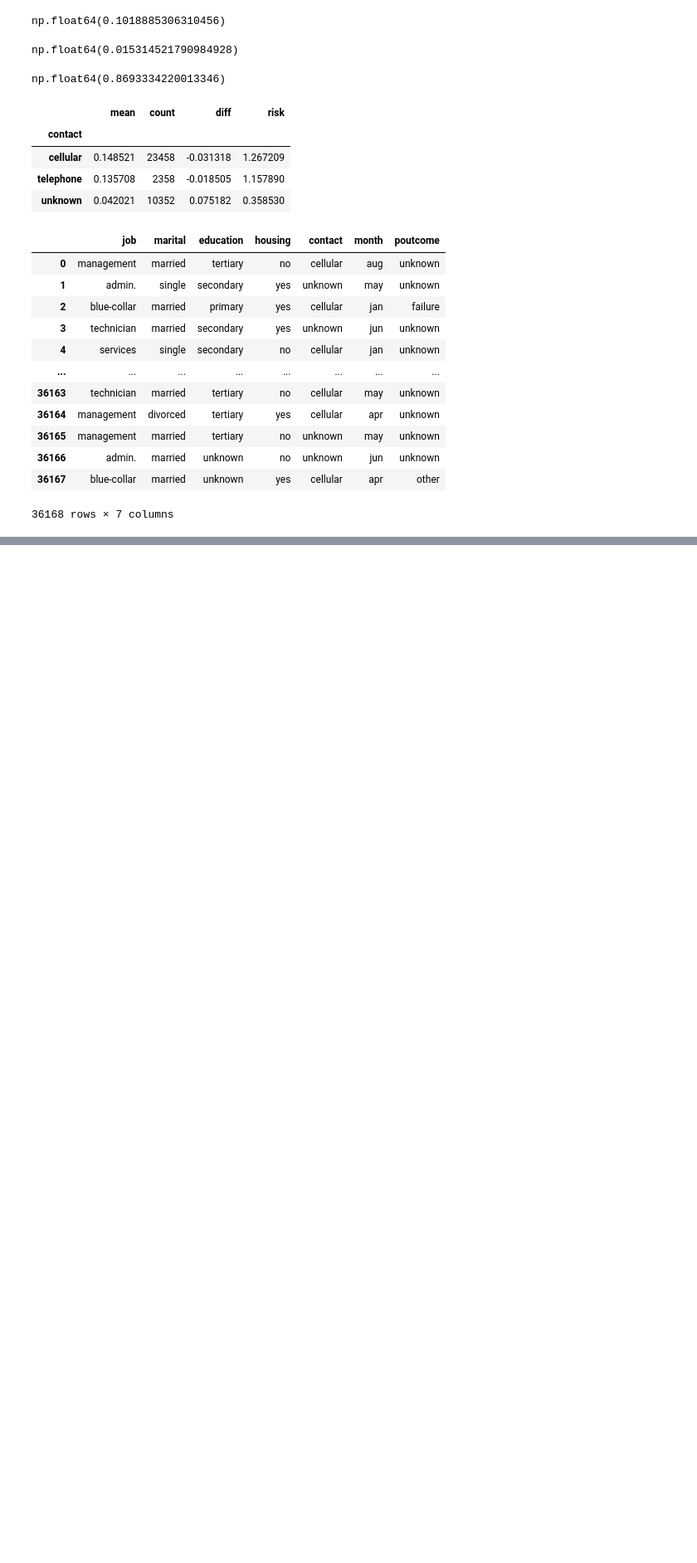
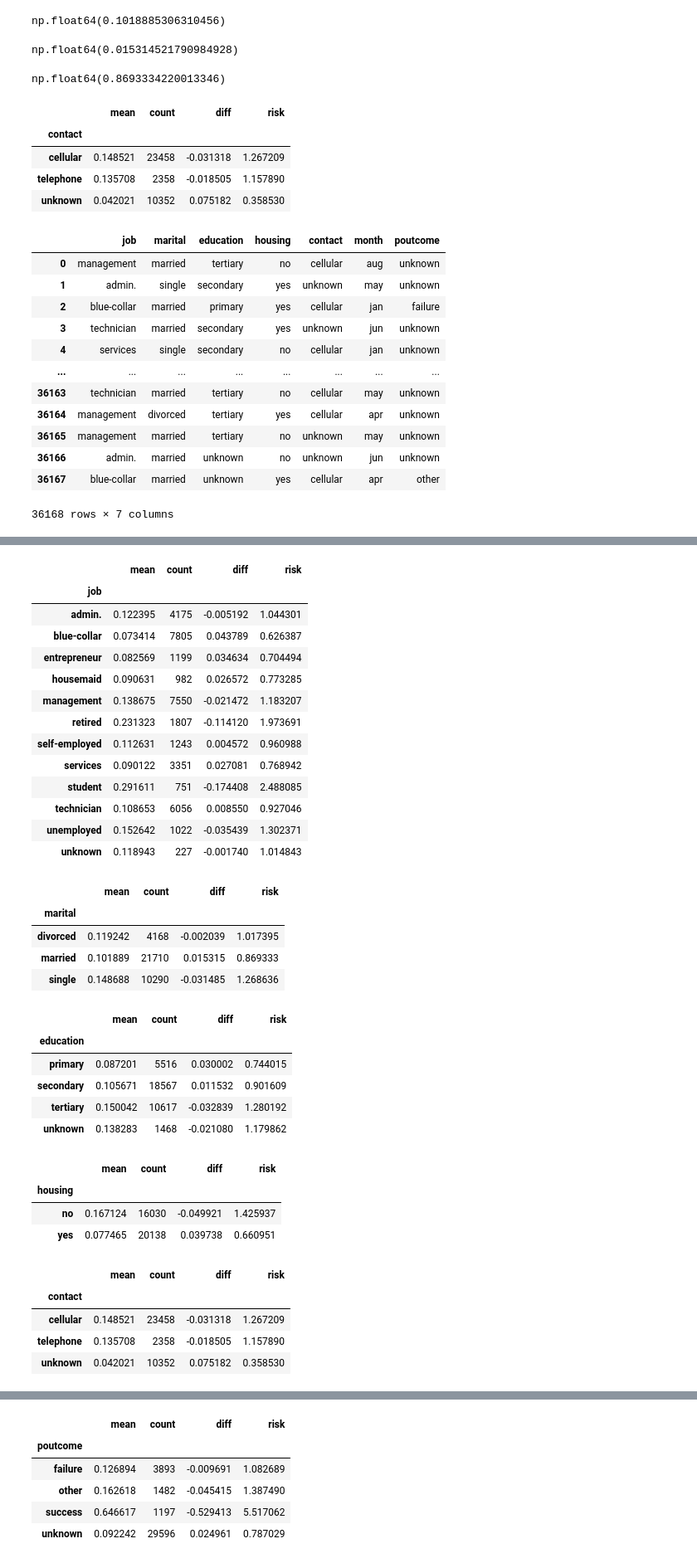
Before and after one commit to Davidmide02/mlzoomcamp_2024_assignments, a Jupyter notebook: classification_03/classification_03.ipynb, the cells around one changed output, grey strips where cells are left out. Shown: that part at 83% size. Cells and saved outputs as stored; diff of their text form; code cells hidden in the pictures; blank space fills up the shorter version.

```diff
--- a/classification_03/classification_03.ipynb
+++ b/classification_03/classification_03.ipynb
@@ -316,6 +327,43 @@ categorical
 # %%
 for c in categorical.columns:
-    df_group = categorical.groupby(c).y.agg(['mean','count'])
+    df_group = df_full_train.groupby(c).y.agg(['mean','count'])
     df_group['diff'] = global_churn - df_group['mean']
     df_group['risk'] = df_group['mean'] / global_churn
-    df_group
+    display(df_group)
+    print()
+    print()
+# %% [output]
+|  | mean | count | diff | risk |
+| job |  |  |  |  |
+| admin. | 0.122395 | 4175 | -0.005192 | 1.044301 |
+| blue-collar | 0.073414 | 7805 | 0.043789 | 0.626387 |
+| entrepreneur | 0.082569 | 1199 | 0.034634 | 0.704494 |
+| housemaid | 0.090631 | 982 | 0.026572 | 0.773285 |
+| management | 0.138675 | 7550 | -0.021472 | 1.183207 |
+| retired | 0.231323 | 1807 | -0.114120 | 1.973691 |
+| self-employed | 0.112631 | 1243 | 0.004572 | 0.960988 |
+| services | 0.090122 | 3351 | 0.027081 | 0.768942 |
+| student | 0.291611 | 751 | -0.174408 | 2.488085 |
+| technician | 0.108653 | 6056 | 0.008550 | 0.927046 |
+| unemployed | 0.152642 | 1022 | -0.035439 | 1.302371 |
+| unknown | 0.118943 | 227 | -0.001740 | 1.014843 |
+|  | mean | count | diff | risk |
+| marital |  |  |  |  |
+| divorced | 0.119242 | 4168 | -0.002039 | 1.017395 |
+| married | 0.101889 | 21710 | 0.015315 | 0.869333 |
+| single | 0.148688 | 10290 | -0.031485 | 1.268636 |
+|  | mean | count | diff | risk |
+| education |  |  |  |  |
+| primary | 0.087201 | 5516 | 0.030002 | 0.744015 |
+| secondary | 0.105671 | 18567 | 0.011532 | 0.901609 |
+| tertiary | 0.150042 | 10617 | -0.032839 | 1.280192 |
+| unknown | 0.138283 | 1468 | -0.021080 | 1.179862 |
+|  | mean | count | diff | risk |
+| housing |  |  |  |  |
+| no | 0.167124 | 16030 | -0.049921 | 1.425937 |
+| yes | 0.077465 | 20138 | 0.039738 | 0.660951 |
+|  | mean | count | diff | risk |
+| contact |  |  |  |  |
+| cellular | 0.148521 | 23458 | -0.031318 | 1.267209 |
+| telephone | 0.135708 | 2358 | -0.018505 | 1.157890 |
+| unknown | 0.042021 | 10352 | 0.075182 | 0.358530 |
@@ -321,0 +384,6 @@ for c in categorical.columns:
+|  | mean | count | diff | risk |
+| poutcome |  |  |  |  |
+| failure | 0.126894 | 3893 | -0.009691 | 1.082689 |
+| other | 0.162618 | 1482 | -0.045415 | 1.387490 |
+| success | 0.646617 | 1197 | -0.529413 | 5.517062 |
+| unknown | 0.092242 | 29596 | 0.024961 | 0.787029 |
```
Also changed, not shown: parts of 36 cells of this notebook.
